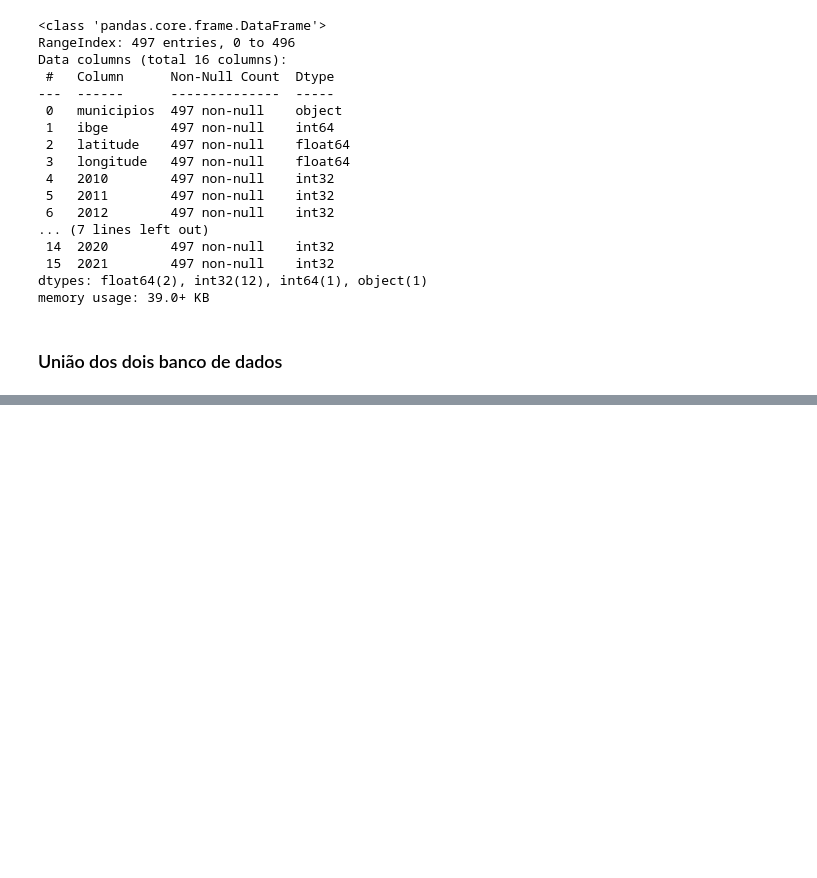
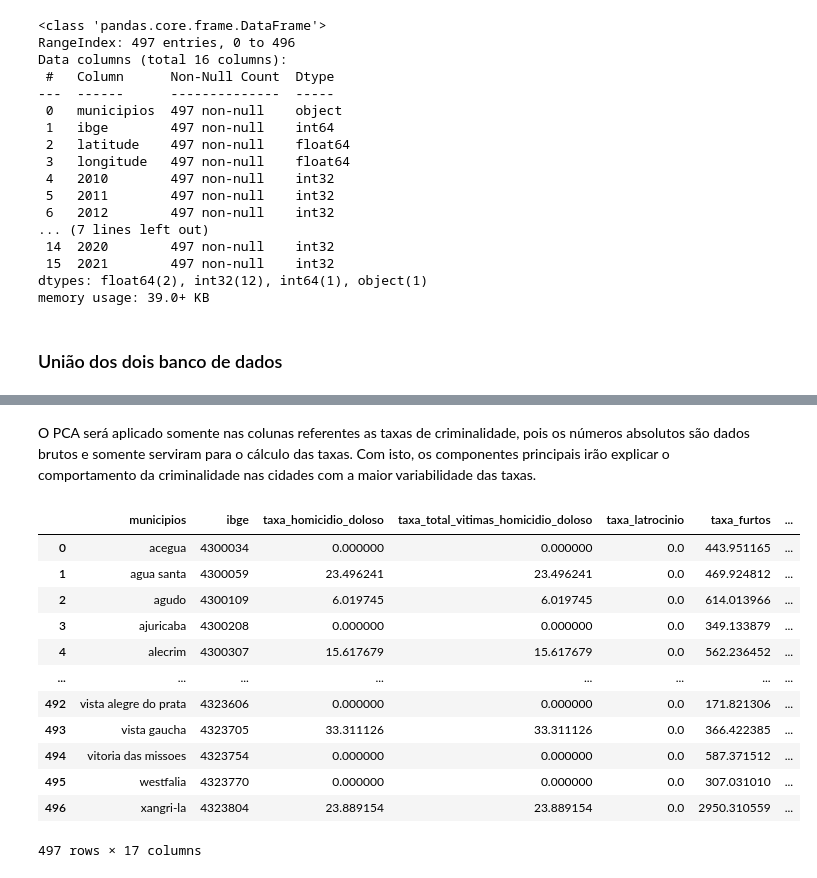
Before and after one commit to FlorensaDimer/TF_sistemas_recomendacao, a Jupyter notebook: app.ipynb, the cells around one changed output, grey strips where cells are left out. Cells and saved outputs as stored; diff of their text form; code cells hidden in the pictures; blank space fills up the shorter version.

```diff
--- a/app.ipynb
+++ b/app.ipynb
@@ -184,0 +167,26 @@ memory usage: 39.0+ KB
+# %% [markdown]
+O PCA será aplicado somente nas colunas referentes as taxas de criminalidade, pois os números absolutos são dados brutos e somente serviram para o cálculo das taxas. Com isto, os componentes principais irão explicar o comportamento da criminalidade nas cidades com a maior variabilidade das taxas.
+# %%
+colunas_extras = df_merged.columns[2:-15]
+
+colunas_extras
+
+df_taxa = df_merged.drop(colunas_extras, axis=1)
+
+df_taxa.to_csv('data\\tocsv\\dados_taxa_criminalidade.csv', sep=';', index=False)
+
+df_taxa
+# %% [output]
+|  | municipios | ibge | taxa_homicidio_doloso | taxa_total_vitimas_homicidio_doloso | taxa_latrocinio | taxa_furtos | ... |
+| 0 | acegua | 4300034 | 0.000000 | 0.000000 | 0.0 | 443.951165 | ... |
+| 1 | agua santa | 4300059 | 23.496241 | 23.496241 | 0.0 | 469.924812 | ... |
+| 2 | agudo | 4300109 | 6.019745 | 6.019745 | 0.0 | 614.013966 | ... |
+| 3 | ajuricaba | 4300208 | 0.000000 | 0.000000 | 0.0 | 349.133879 | ... |
+| 4 | alecrim | 4300307 | 15.617679 | 15.617679 | 0.0 | 562.236452 | ... |
+| ... | ... | ... | ... | ... | ... | ... | ... |
+| 492 | vista alegre do prata | 4323606 | 0.000000 | 0.000000 | 0.0 | 171.821306 | ... |
+| 493 | vista gaucha | 4323705 | 33.311126 | 33.311126 | 0.0 | 366.422385 | ... |
+| 494 | vitoria das missoes | 4323754 | 0.000000 | 0.000000 | 0.0 | 587.371512 | ... |
+| 495 | westfalia | 4323770 | 0.000000 | 0.000000 | 0.0 | 307.031010 | ... |
+| 496 | xangri-la | 4323804 | 23.889154 | 23.889154 | 0.0 | 2950.310559 | ... |
+497 rows × 17 columns
```
Also changed, not shown: parts of 20 cells of this notebook, 2 other files.
